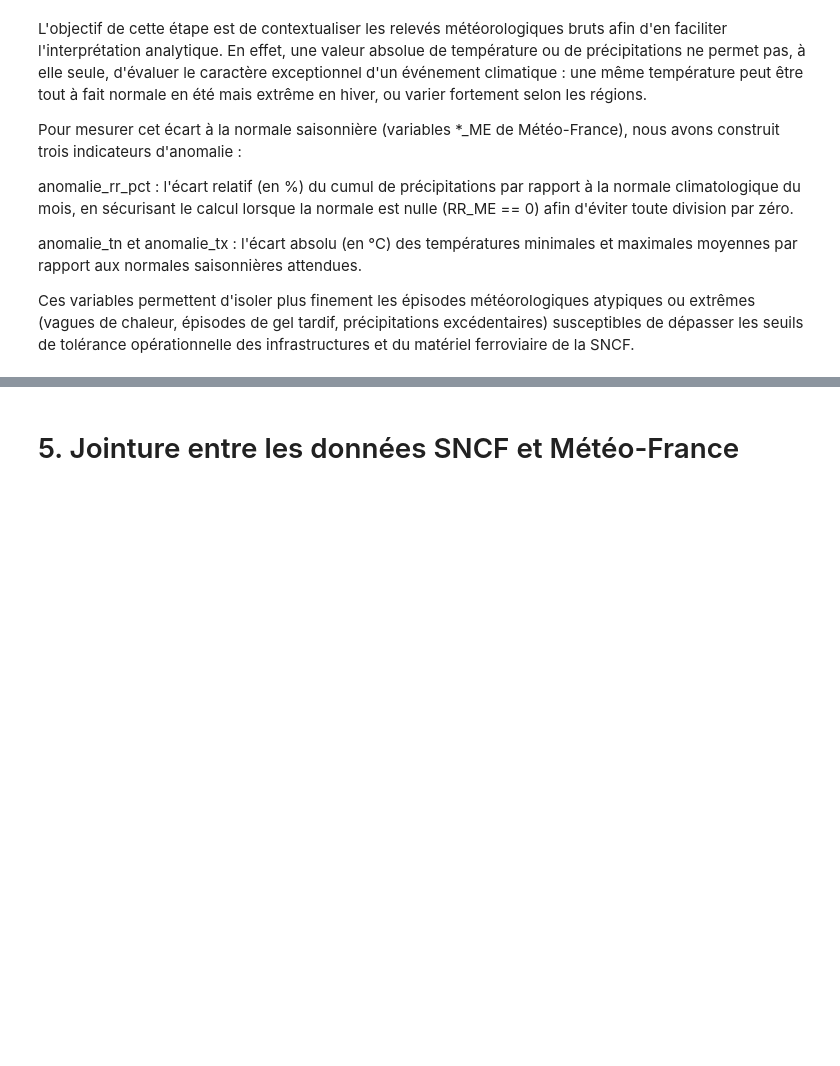
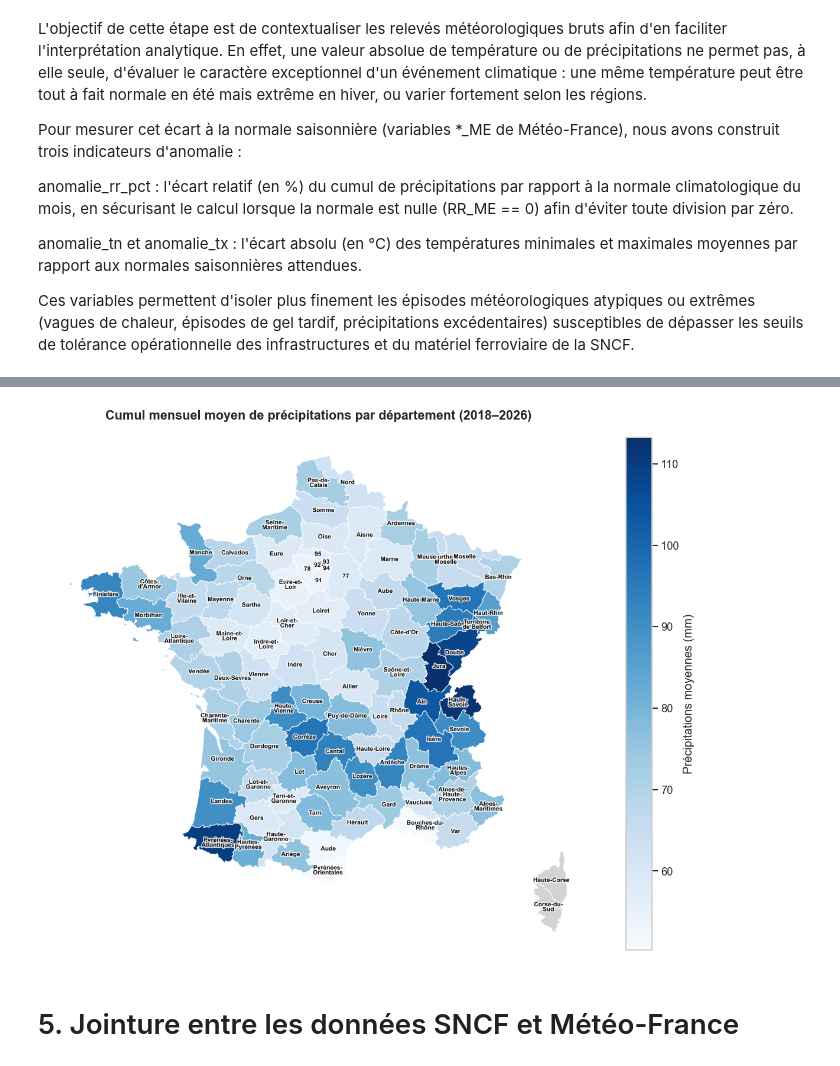
Before and after one commit to luteceagn/Projet_Python_ds, a Jupyter notebook: rapport_final.ipynb, the cells around one changed output, grey strips where cells are left out. Cells and saved outputs as stored; diff of their text form; code cells hidden in the pictures; blank space fills up the shorter version.

```diff
--- a/rapport_final.ipynb
+++ b/rapport_final.ipynb
@@ -1057,7 +877,7 @@ df_meteo = df_meteo[variables_utiles]
 
 # Calcule de la moyenne de toutes les colonnes numériques par département et par mois
 # numeric_only=True évite d'essayer de faire la moyenne sur le nom des stations (texte)
-df_meteo = df_meteo.groupby(['departement', 'DATE']).mean(numeric_only=True).reset_index()
+df_meteo = df_meteo.groupby(['departement','NOM_DEP', 'DATE']).mean(numeric_only=True).reset_index()
 
 # Transforme la colonne DATE en objet Period pour récupérer les jours du mois
 df_meteo['nb_jours_mois'] = pd.to_datetime(df_meteo['DATE'].astype(str), format='%Y%m').dt.days_in_month
@@ -1081,14 +901,25 @@ anomalie_tn et anomalie_tx : l'écart absolu (en °C) des températures minimale
 
 Ces variables permettent d'isoler plus finement les épisodes météorologiques atypiques ou extrêmes (vagues de chaleur, épisodes de gel tardif, précipitations excédentaires) susceptibles de dépasser les seuils de tolérance opérationnelle des infrastructures et du matériel ferroviaire de la SNCF.
 # %%
-# Calcul des anomalies
-# Pour la pluie : Différence en % de précipitations comparé à la normale climatologique (en gérant les cas où RR_ME vaut 0)
+# Extraction du mois (1 à 12) pour calculer les normales saisonnières par département
+df_meteo['mois'] = df_meteo['DATE'] % 100
+
+RR_ME = df_meteo.groupby(['departement', 'mois'])['RR'].transform('mean')
+TN_ME = df_meteo.groupby(['departement', 'mois'])['TN'].transform('mean')
+TX_ME = df_meteo.groupby(['departement', 'mois'])['TX'].transform('mean')
+
+# Calcul des anomalies climatiques
+# Pluie : écart relatif (%) lorsque la normale est >= 5 mm (évite les ratios explosifs en saison sèche)
+# Plafonnement à +300 % pour limiter l'impact des valeurs extrêmes isolées
 df_meteo['anomalie_rr_pct'] = np.where(
-    df_meteo['RR_ME'] > 0,
-    ((df_meteo['RR'] - df_meteo['RR_ME']) / df_meteo['RR_ME']) * 100,
-    0
+    RR_ME >= 5,
+    ((df_meteo['RR'] - RR_ME) / RR_ME) * 100,
+    np.nan
 )
 
-# Pour les températures : écart absolu en degrés Celsius comparé à la normale climatologique
-df_meteo['anomalie_tn'] = df_meteo['TN'] - df_meteo['TN_ME']
-df_meteo['anomalie_tx'] = df_meteo['TX'] - df_meteo['TX_ME']
+# Températures : écart absolu (en °C) par rapport à la moyenne saisonnière du département
+df_meteo['anomalie_tn'] = df_meteo['TN'] - TN_ME
+df_meteo['anomalie_tx'] = df_meteo['TX'] - TX_ME
+
+# 4. Suppression de la colonne temporaire mois
+df_meteo = df_meteo.drop(columns=['mois'])
@@ -1094,0 +977,2 @@ df_meteo['anomalie_tx'] = df_meteo['TX'] - df_meteo['TX_ME']
+# %%
+df_meteo = df_meteo.drop(columns=['NBJSOLNG'])
@@ -1095,3 +1173,11 @@ df_meteo['anomalie_tx'] = df_meteo['TX'] - df_meteo['TX_ME']
+# %%
+import f_stat_desc
+import importlib
+importlib.reload(f_stat_desc)
+from f_stat_desc import tracer_carte_meteo
+tracer_carte_meteo(df_meteo,"RR",labels="nom")
+# %% [output]
+[figure, added]
 # %% [markdown]
 # 5. Jointure entre les données SNCF et Météo-France
 # %% [markdown]
```
Also changed, not shown: parts of 13 cells of this notebook, 3 other files.
